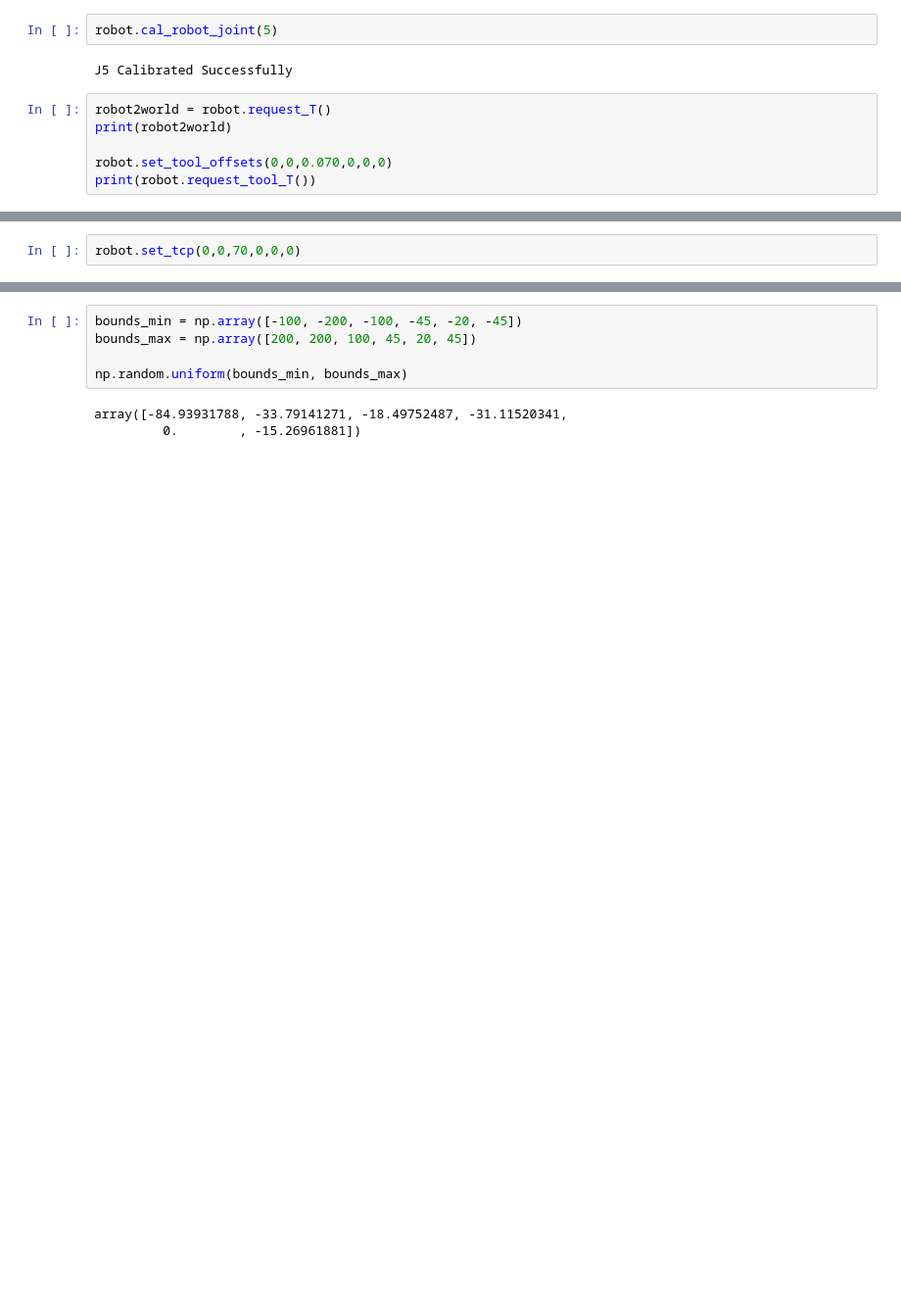
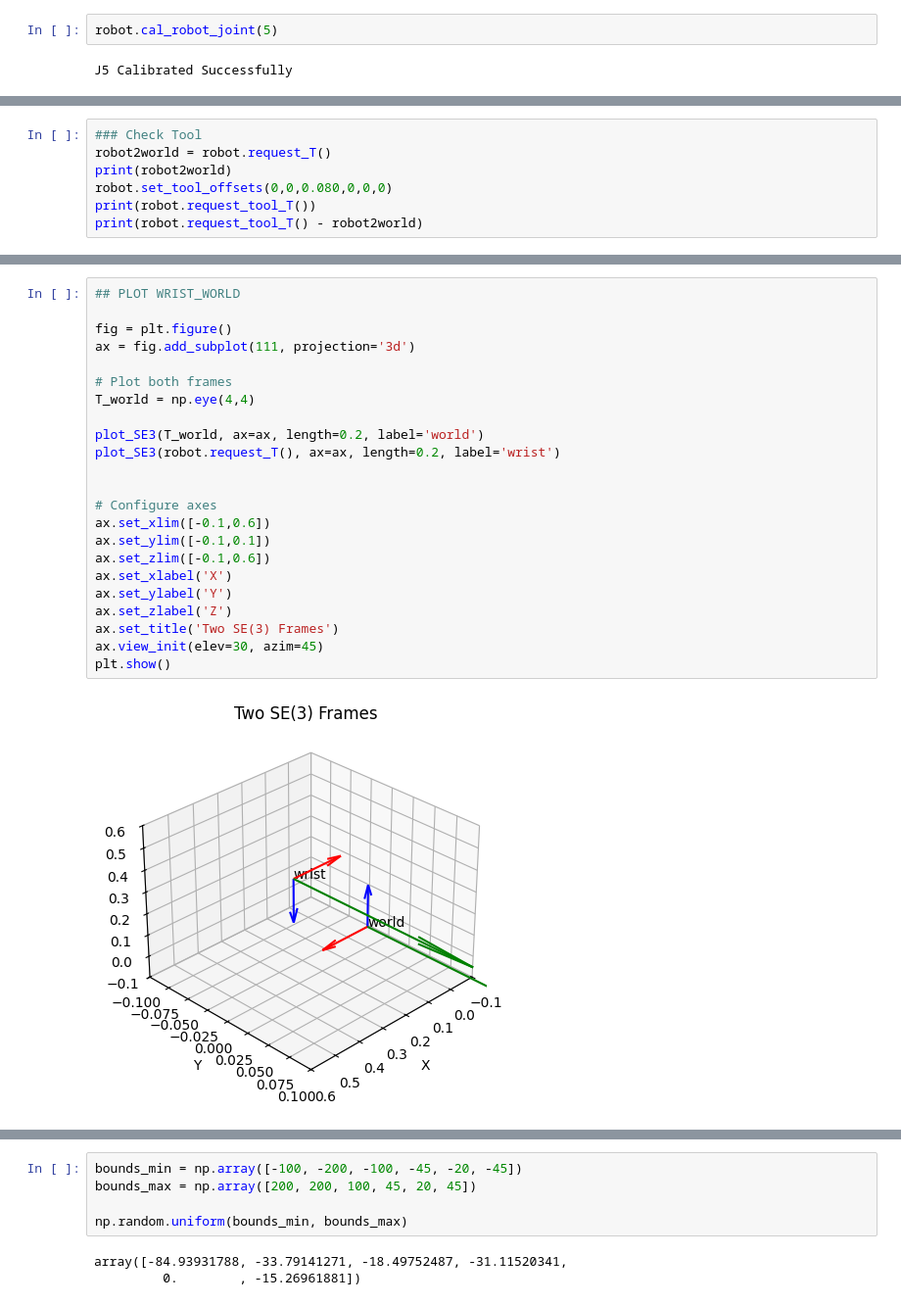
Before and after one commit to richardtanai/robot_pick_n_place, a Jupyter notebook: robot_move/move.ipynb, the cells around one changed output, grey strips where cells are left out. Shown at 98% size. Saved outputs shown, nothing was run; the diff lists cells and outputs as text; blank space fills up the shorter version.

```diff
--- a/robot_move/move.ipynb
+++ b/robot_move/move.ipynb
@@ -49,9 +61,3 @@ J6 Calibrated Successfully
 robot.cal_robot_joint(5)
 # %% [output]
 J5 Calibrated Successfully
-# %%
-robot2world = robot.request_T()
-print(robot2world)
-
-robot.set_tool_offsets(0,0,0.070,0,0,0)
-print(robot.request_tool_T())
@@ -291,2 +63,0 @@ c_img = myD435.capture_color()
-# %%
-robot.set_tcp(0,0,70,0,0,0)
@@ -401,0 +73,7 @@ import numpy as np
+# %%
+### Check Tool
+robot2world = robot.request_T()
+print(robot2world)
+robot.set_tool_offsets(0,0,0.080,0,0,0)
+print(robot.request_tool_T())
+print(robot.request_tool_T() - robot2world)
@@ -401,0 +246,25 @@ import numpy as np
+# %%
+## PLOT WRIST_WORLD
+
+fig = plt.figure()
+ax = fig.add_subplot(111, projection='3d')
+
+# Plot both frames
+T_world = np.eye(4,4)
+
+plot_SE3(T_world, ax=ax, length=0.2, label='world')
+plot_SE3(robot.request_T(), ax=ax, length=0.2, label='wrist')
+
+
+# Configure axes
+ax.set_xlim([-0.1,0.6])
+ax.set_ylim([-0.1,0.1])
+ax.set_zlim([-0.1,0.6])
+ax.set_xlabel('X')
+ax.set_ylabel('Y')
+ax.set_zlabel('Z')
+ax.set_title('Two SE(3) Frames')
+ax.view_init(elev=30, azim=45)
+plt.show()
+# %% [output]
+[figure, added]
```
Also changed, not shown: parts of 119 cells of this notebook, 5 other files.
